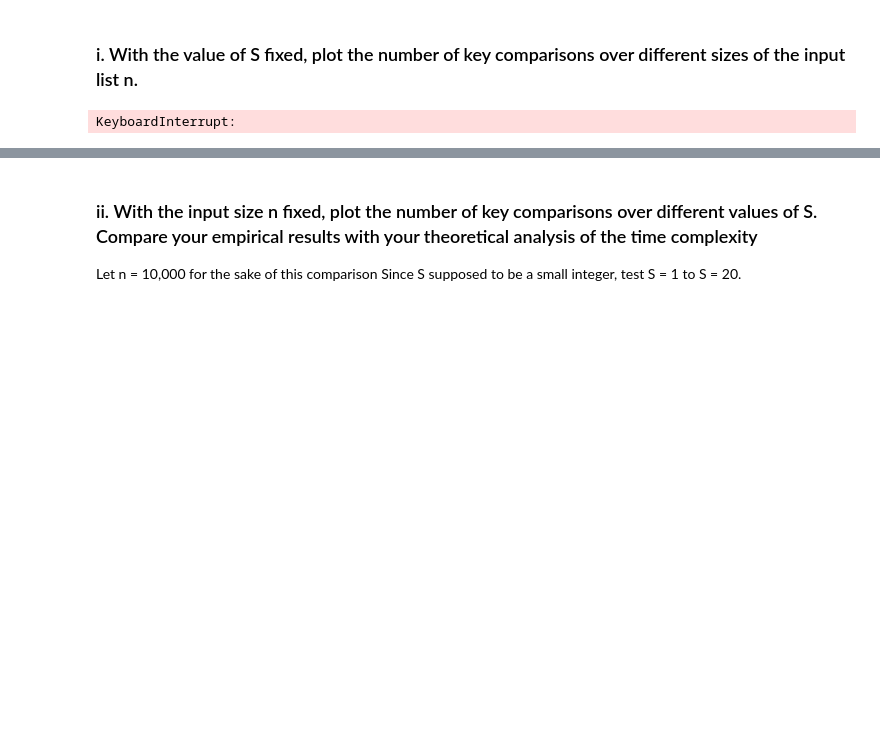
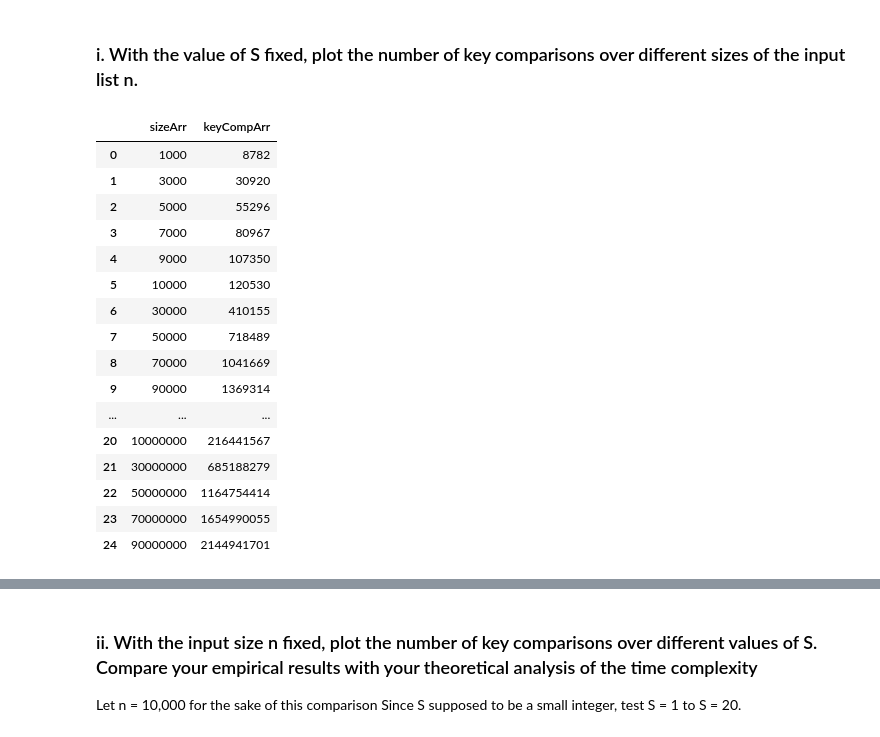
Before and after one commit to CZ2101-BCS3-GRP6/ALGO-ANALYSIS-LAB1, a Jupyter notebook: combined.ipynb, the cells around one changed output, grey strips where cells are left out. Saved outputs shown, nothing was run; the diff lists cells and outputs as text; code cells hidden in the pictures; blank space fills up the shorter version.

```diff
--- a/combined.ipynb
+++ b/combined.ipynb
@@ -166,17 +166,33 @@ Formally, if x is less than the array size, there will definitely be duplicate k
 # %%
 S = 4
 df = pd.DataFrame(columns = ['sizeArr', 'keyCompArr']) # Create empty dataframe
 
 for i in range(3,8,1):
-    for j in range(1, 10, 1):
+    for j in range(1, 10, 2):
         arr = inputGen(j * pow(10,i), pow(10,7))
         keyComp = insertMergeSort(arr, S)
 
         df = df.append({'sizeArr' : j * pow(10,i), 'keyCompArr' : keyComp},
                 ignore_index = True) # Append row
 df
 # %% [output]
-KeyboardInterrupt:
+|  | sizeArr | keyCompArr |
+| 0 | 1000 | 8782 |
+| 1 | 3000 | 30920 |
+| 2 | 5000 | 55296 |
+| 3 | 7000 | 80967 |
+| 4 | 9000 | 107350 |
+| 5 | 10000 | 120530 |
+| 6 | 30000 | 410155 |
+| 7 | 50000 | 718489 |
+| 8 | 70000 | 1041669 |
+| 9 | 90000 | 1369314 |
+| ... | ... | ... |
+| 20 | 10000000 | 216441567 |
+| 21 | 30000000 | 685188279 |
+| 22 | 50000000 | 1164754414 |
+| 23 | 70000000 | 1654990055 |
+| 24 | 90000000 | 2144941701 |
 # %%
 plotGraphFromDF(
     pd.DataFrame(
```
Also changed, not shown: parts of 7 cells of this notebook.
